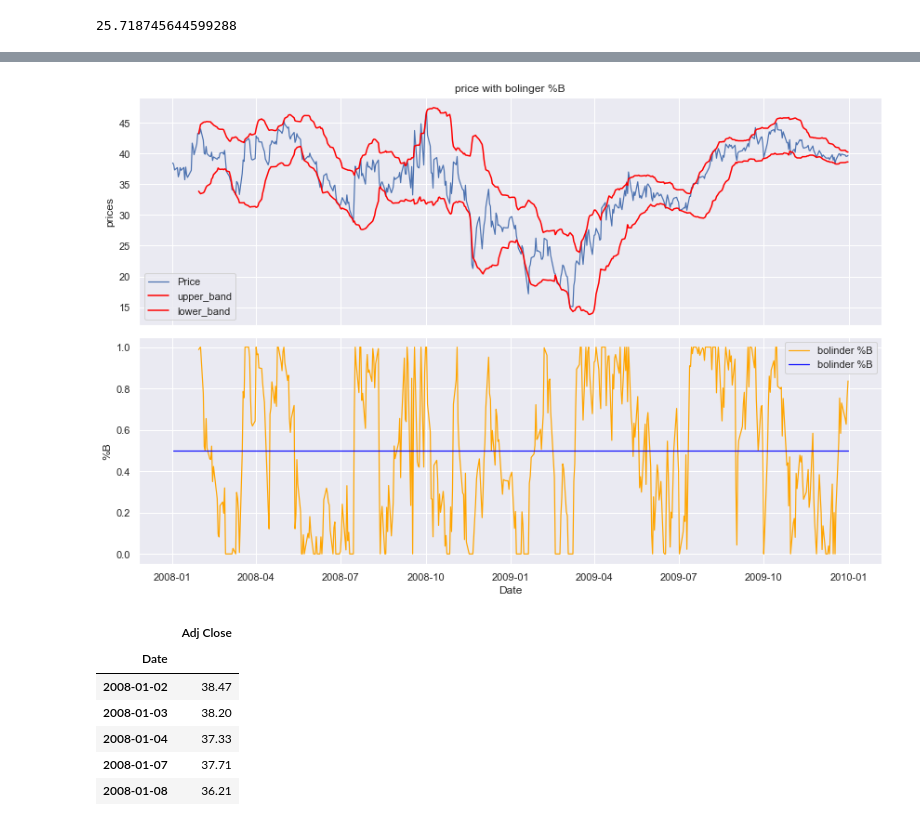
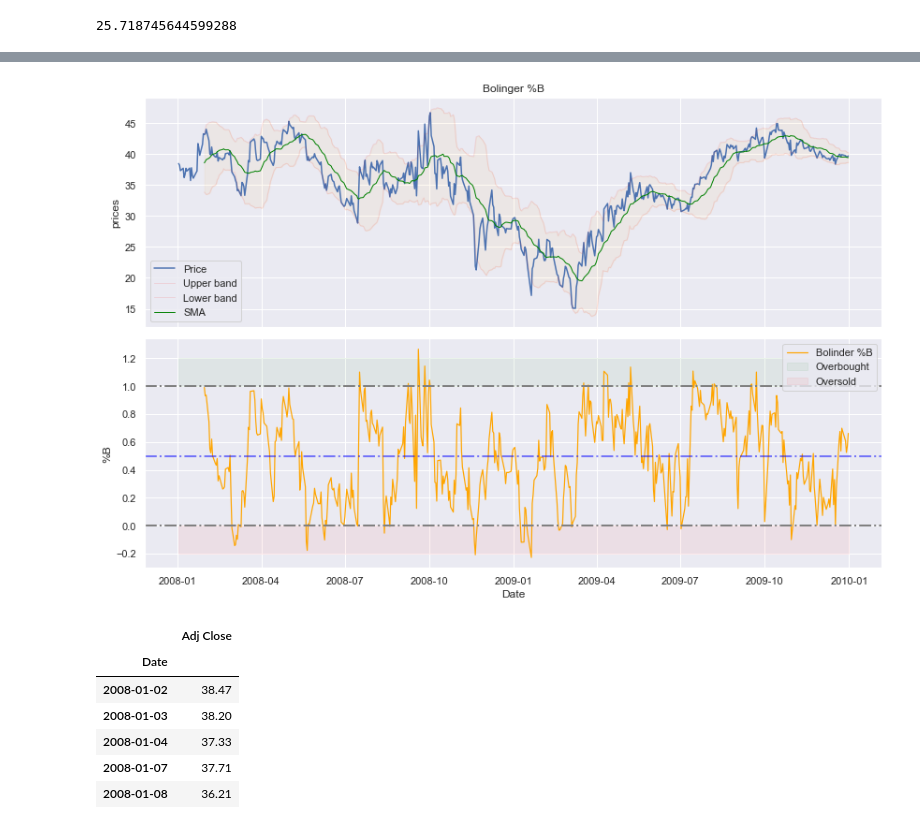
Before and after one commit to uday625/financial-analysi, a Jupyter notebook: 04-Visualization/03-Indicator/Indicator.ipynb, the cells around one changed output, grey strips where cells are left out. Drawn from its saved outputs; the diff is of its cells as text; code cells hidden in the pictures.

```diff
--- a/04-Visualization/03-Indicator/Indicator.ipynb
+++ b/04-Visualization/03-Indicator/Indicator.ipynb
@@ -45,6 +40,15 @@ plt.legend()
 # %% [output]
 <matplotlib.legend.Legend at 0x...>
 [figure]
+# %%
+def BB(data, period=20,column='Adj Close'):
+    data['RollingMean'] = data[column].rolling(window=period).mean()
+    data['RollingStd'] = data[column].rolling(window=period).std()
+    data['UpperBand'] = data['RollingMean'] + (data['RollingStd'] * 2)
+    data['LowerBand'] = data['RollingMean'] - (data['RollingStd'] * 2)
+    data['BBBand'] = (data[column] - data['RollingMean']) / (2 * data[column].std())
+    data['bolinger %b']=(data[column]-data['LowerBand'])/(data['UpperBand']-data['LowerBand'])
+    return data
 # %%
 data = df_price.copy()
 period =20
@@ -117,0 +124,6 @@ ax.legend(loc=0)
+# %%
+data = df_price.copy()
+period =20
+column='Adj Close'
+# %%
+data = BB(df_price.copy(), period=20, column=column)
@@ -118,24 +203,36 @@ ax.legend(loc=0)
 # %%
-data['mid %b'] =.5
 fig,(ax1,ax2) = plt.subplots(figsize=(12,8),nrows=2,ncols=1, sharex=True)
-ax1.plot(data['Adj Close'],lw=1.2,label='Price')
-ax1.plot(data['UpperBand'],label="upper_band", color='red' )
-ax1.plot(data['LowerBand'],label="lower_band", color='red' )
+#ax1 = data[column].plot(figsize=(16,8),lw=1.5,label='Price',title='Bollinger Bands')
+ax1.plot(data[column],lw=1.5,label='Price')
+ax1.plot(data['UpperBand'],label="Upper band", color='red',lw=1,alpha=0.1)
+ax1.plot(data['LowerBand'],label="Lower band", color='red',lw=1,alpha=0.1 )
+ax1.plot(data['RollingMean'],label="SMA", color='green',lw=1 )
+ax1.fill_between(data.index, data['UpperBand'], data['LowerBand'], color='orange', alpha=0.05)
+ax1.set_ylabel("prices")
+ax1.set_title("Bolinger %B")
+ax1.legend(loc=0)
 
-#ax1.set_xlabel("Date")
-ax1.set_ylabel("prices")
-ax1.set_title("price with bolinger %B")
 
-ax2.plot(data['bolinger %b'],lw=1.2,label='bolinder %B', color='orange', ls='-')
-ax2.plot(data['mid %b'],lw=1.2,label='bolinder %B', color='blue', ls='-')
+#ax4 = data['bolinger %b'].plot(figsize=(16,8),lw=1.2,label='bolinder %B', color='orange', ls='-')
+ax2.plot(data['bolinger %b'],lw=1.2,label='Bolinder %B', color='orange', ls='-')
+
+# overbought
+ax2.axhline(1, color='gray', linewidth=2, linestyle='-.' )
+# oversold
+ax2.axhline(0, color='gray', linewidth=2, linestyle='-.' )
+# 50% retrace
+ax2.axhline(.5, color='blue', linewidth=2, linestyle='-.', alpha=0.5 )
+
+ax2.fill_between(data.index, 1.2, 1, color='green', alpha=0.05, label="Overbought")
+ax2.fill_between(data.index, -0.2,0, color='red', alpha=0.05, label="Oversold")
+
 ax2.set_xlabel("Date")
 ax2.set_ylabel("%B")
+ax2.legend(loc=0)
 
-ax1.legend(loc=0)
-ax2.legend(loc=0)
 plt.tight_layout()
 # %% [output]
-[figure, old version]
+[figure, new version]
 # %%
 def RSI(series, n=14):
     # Get the difference in price from previous price
```
Also changed, not shown: parts of 39 cells of this notebook.
